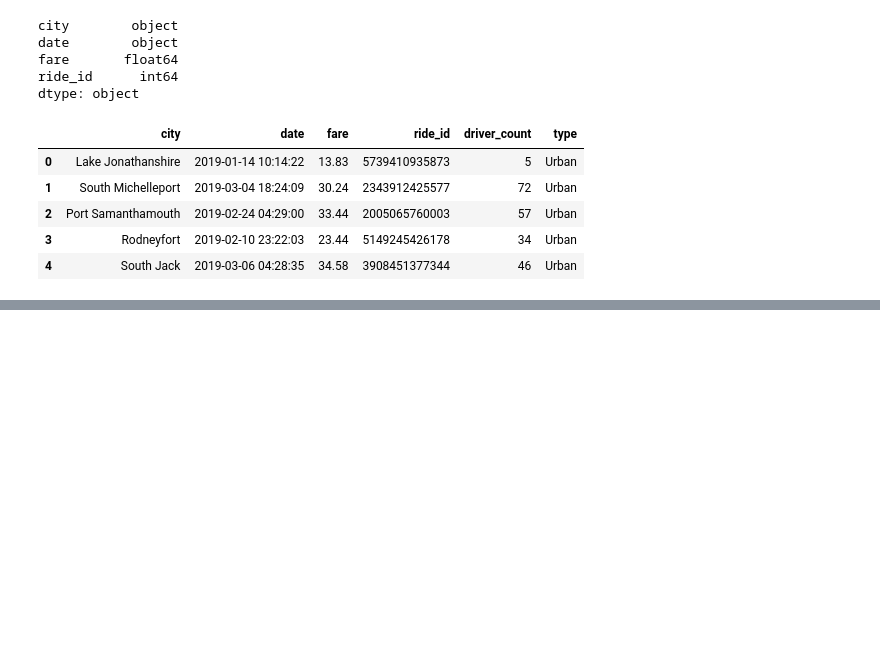
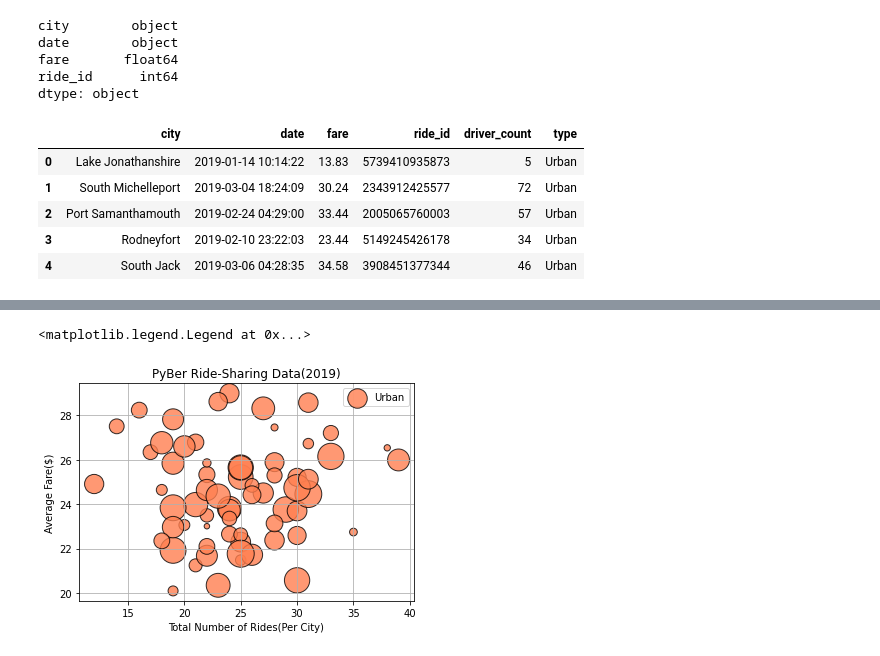
Before and after one commit to DylanMontemayor/PyBer_Analysis, a Jupyter notebook: PyBer.ipynb, the cells around one changed output, grey strips where cells are left out. Drawn from its saved outputs; the diff is of its cells as text; code cells hidden in the pictures; blank space fills up the shorter version.

Commit message:
Scatter plot per city type

```diff
--- a/PyBer.ipynb
+++ b/PyBer.ipynb
@@ -112,3 +112,9 @@ pyber_data_df.head()
 | 2 | Port Samanthamouth | 2019-02-24 04:29:00 | 33.44 | 2005065760003 | 57 | Urban |
 | 3 | Rodneyfort | 2019-02-10 23:22:03 | 23.44 | 5149245426178 | 34 | Urban |
 | 4 | South Jack | 2019-03-06 04:28:35 | 34.58 | 3908451377344 | 46 | Urban |
+# %%
+#More efficient for each type of city
+urban_cities_df=pyber_data_df[pyber_data_df["type"]=="Urban"]
+suburban_cities_df=pyber_data_df[pyber_data_df["type"]=="Suburban"]
+rural_cities_df=pyber_data_df[pyber_data_df["type"]=="Rural"]
+rural_cities_df.head()
@@ -114,0 +128,6 @@ pyber_data_df.head()
+# %%
+#Get the number of rides for urban cities
+urban_ride_count=urban_cities_df.groupby(["city"]).count()["ride_id"]
+suburban_ride_count=suburban_cities_df.groupby(["city"]).count()["ride_id"]
+rural_ride_count=rural_cities_df.groupby(["city"]).count()["ride_id"]
+urban_ride_count
@@ -114,0 +148,6 @@ pyber_data_df.head()
+# %%
+#Get the average fare for each city type
+urban_fare_average=urban_cities_df.groupby(["city"]).mean()["fare"]
+suburban_fare_average=suburban_cities_df.groupby(["city"]).mean()["fare"]
+rural_fare_average=rural_cities_df.groupby(["city"]).mean()["fare"]
+urban_fare_average
@@ -114,0 +168,6 @@ pyber_data_df.head()
+# %%
+#Get the average number of drivers for each urban city
+urban_driver_average=urban_cities_df.groupby(["city"]).mean()["driver_count"]
+suburban_driver_average=suburban_cities_df.groupby(["city"]).mean()["driver_count"]
+rural_driver_average=rural_cities_df.groupby(["city"]).mean()["driver_count"]
+urban_driver_average
@@ -114,0 +188,18 @@ pyber_data_df.head()
+# %%
+#Build the scatter plots for urban cities
+#alpha es por transparencia
+plt.scatter(urban_ride_count,
+            urban_fare_average,
+            s=10*urban_driver_average,
+            edgecolor="black",linewidths=1,
+            alpha=0.8,
+            color="coral",
+            label="Urban")
+plt.title("PyBer Ride-Sharing Data(2019)")
+plt.ylabel("Average Fare($)")
+plt.xlabel("Total Number of Rides(Per City)")
+plt.grid(True)
+plt.legend()
+# %% [output]
+<matplotlib.legend.Legend at 0x...>
+[figure, added]
```
Also changed, not shown: parts of 7 cells of this notebook, 1 other file.
